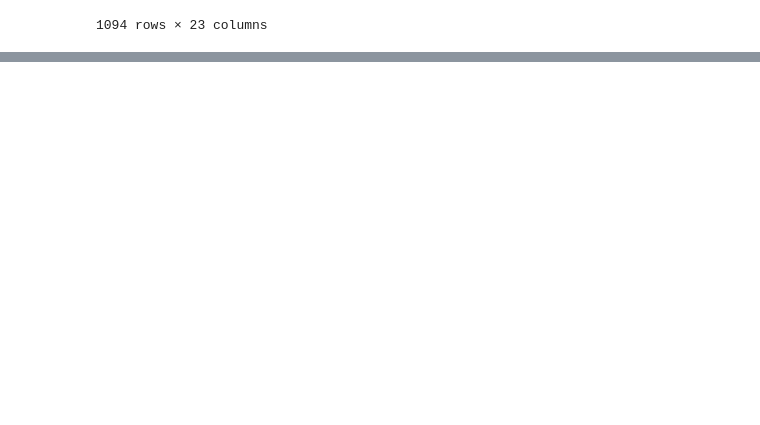
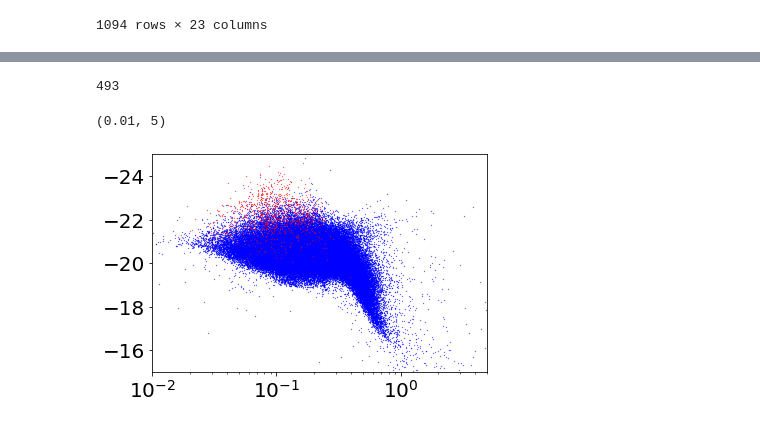
Before and after one commit to eramey16/galactic_lenses, a Jupyter notebook: Test.ipynb, the cells around one changed output, grey strips where cells are left out. Drawn from its saved outputs; the diff is of its cells as text; code cells hidden in the pictures; blank space fills up the shorter version.

```diff
--- a/Test.ipynb
+++ b/Test.ipynb
@@ -223,0 +226,12 @@ data
+# %%
+import pandas as pd
+import numpy as np
+import matplotlib.pyplot as plt
+from util import collect_gals
+seed = 42
+
+import matplotlib as mpl
+import matplotlib.transforms as transforms
+plt.rcParams.update({'font.size': 20})
+
+import seaborn as sns
@@ -223,0 +334,8 @@ data
+# %%
+# Read full DR9 set
+data1 = pd.read_csv('../data/dr9_training/dr9_7deg.csv')
+# Input lensing
+data1['lensed'] = False
+
+data1 = filter_data(data1)
+data1
@@ -223,0 +390,15 @@ data
+# %%
+len(data3)
+# %% [output]
+493
+# %%
+# Absolute magnitude
+plt.plot(data1.dered_flux_g/data1.dered_flux_z, data1['abs_mag_r'], 'b.', ms=.5)
+
+plt.plot(data2.dered_flux_g/data2.dered_flux_z, data2['abs_mag_r'], 'r.', ms=.5)
+plt.xscale('log')
+plt.ylim([-15, -25])
+plt.xlim([1e-2, 5])
+# %% [output]
+(0.01, 5)
+[figure, added]
```
Also changed, not shown: parts of 59 cells of this notebook, 12 other files.
